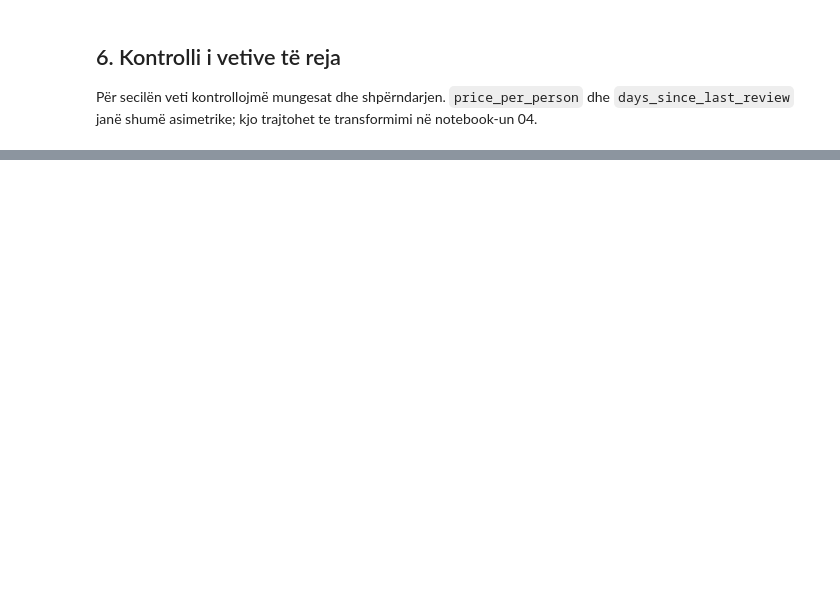
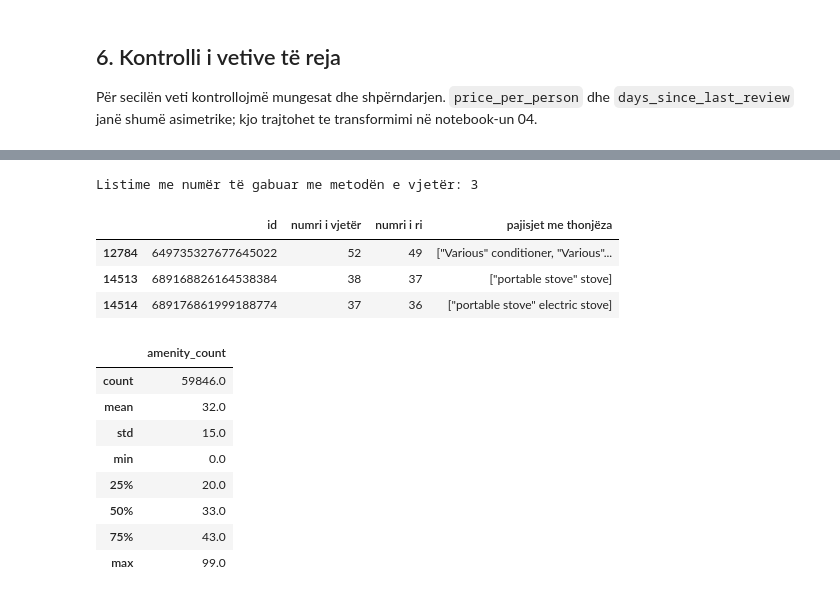
Before and after one commit to yllkeberisha/pvdh_group_10, a Jupyter notebook: notebooks/03_krijimi_vetive_dhe_kodimi.ipynb, the cells around one changed output, grey strips where cells are left out. Cells and saved outputs as stored; diff of their text form; code cells hidden in the pictures; blank space fills up the shorter version.

```diff
--- a/notebooks/03_krijimi_vetive_dhe_kodimi.ipynb
+++ b/notebooks/03_krijimi_vetive_dhe_kodimi.ipynb
@@ -146,0 +198,24 @@ plt.show()
+# %%
+amenity_lists = df["amenities"].fillna("[]").map(json.loads)
+old_count = df["amenities"].fillna("[]").astype(str).str.count('"') // 2
+df["amenity_count"] = amenity_lists.map(len)
+wrong = old_count.ne(df["amenity_count"])
+print(f"Listime me numër të gabuar me metodën e vjetër: {int(wrong.sum())}")
+display(pd.DataFrame({"id": df.loc[wrong, "id"], "numri i vjetër": old_count[wrong], "numri i ri": df.loc[wrong, "amenity_count"],
+                      "pajisjet me thonjëza": amenity_lists[wrong].map(lambda items: [a for a in items if '"' in a])}))
+display(df["amenity_count"].describe().round(1).to_frame())
+# %% [output]
+Listime me numër të gabuar me metodën e vjetër: 3
+|  | id | numri i vjetër | numri i ri | pajisjet me thonjëza |
+| 12784 | 649735327677645022 | 52 | 49 | ["Various" conditioner, "Various"... |
+| 14513 | 689168826164538384 | 38 | 37 | ["portable stove" stove] |
+| 14514 | 689176861999188774 | 37 | 36 | ["portable stove" electric stove] |
+|  | amenity_count |
+| count | 59846.0 |
+| mean | 32.0 |
+| std | 15.0 |
+| min | 0.0 |
+| 25% | 20.0 |
+| 50% | 33.0 |
+| 75% | 43.0 |
+| max | 99.0 |
```
Also changed, not shown: parts of 13 cells of this notebook.
